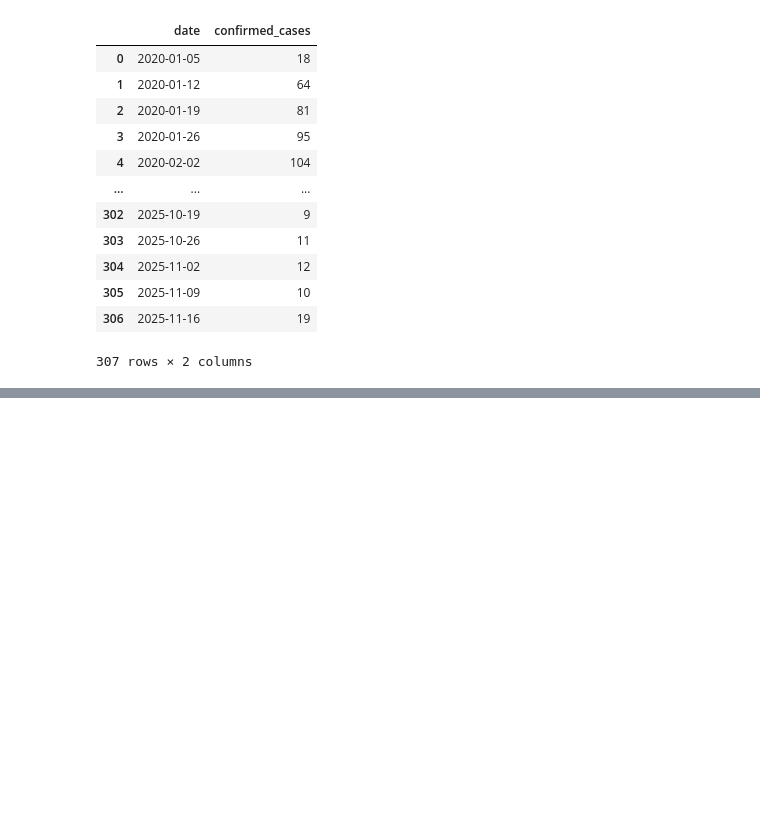
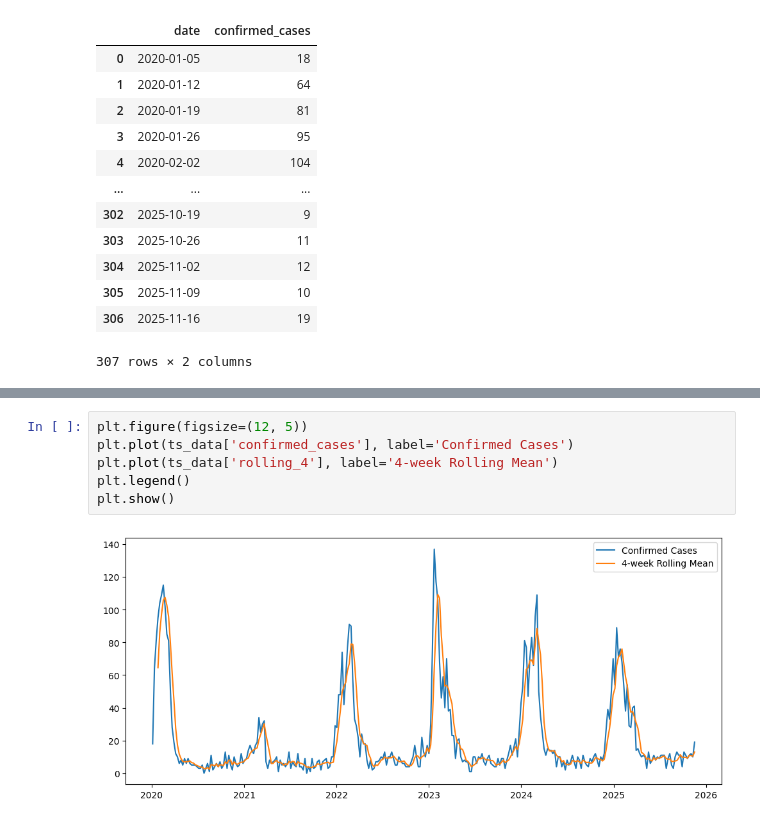
Before and after one commit to EmmanuelNiyi/Data-Driven-Surveillance-Lassa-Fever-Forecasting-for-Public-Health-Action, a Jupyter notebook: data-cleaning-exploration.ipynb, the cells around one changed output, grey strips where cells are left out. Drawn from its saved outputs; the diff is of its cells as text; blank space fills up the shorter version.

```diff
--- a/data-cleaning-exploration.ipynb
+++ b/data-cleaning-exploration.ipynb
@@ -62,0 +158,8 @@ fig.show()
+# %%
+plt.figure(figsize=(12, 5))
+plt.plot(ts_data['confirmed_cases'], label='Confirmed Cases')
+plt.plot(ts_data['rolling_4'], label='4-week Rolling Mean')
+plt.legend()
+plt.show()
+# %% [output]
+[figure, added]
```
Also changed, not shown: parts of 19 cells of this notebook.
